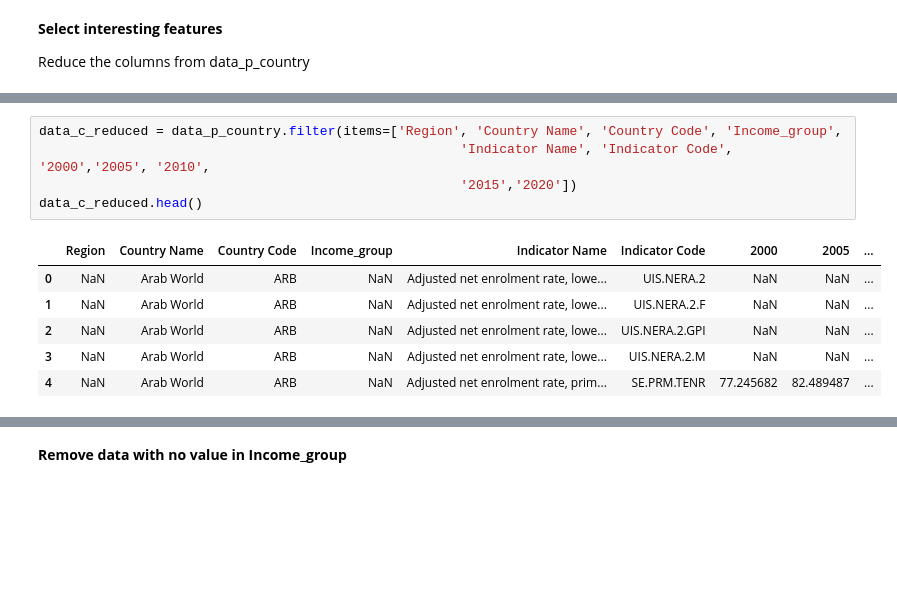
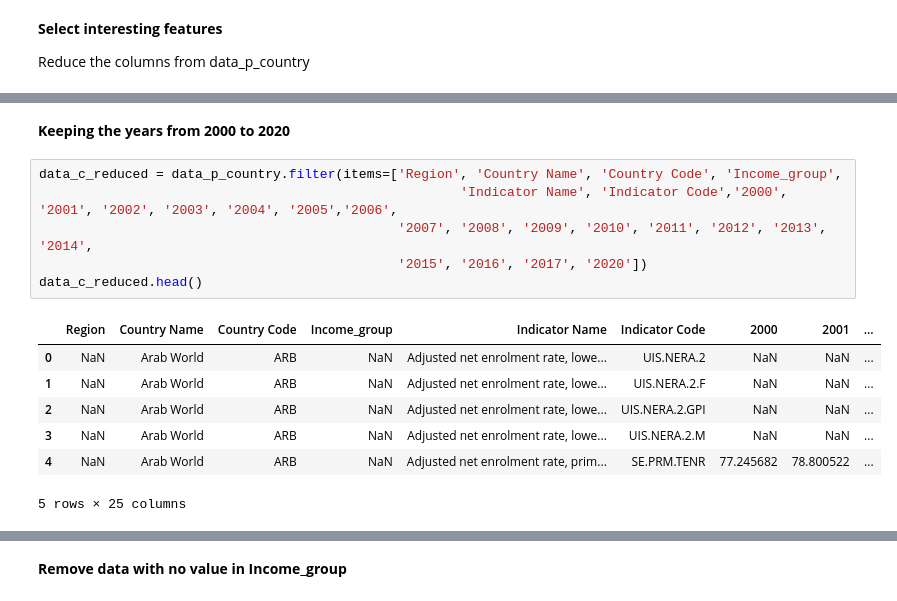
Before and after one commit to Azimoj/EdState-, a Jupyter notebook: P2.ipynb, the cells around one changed output, grey strips where cells are left out. Saved outputs shown, nothing was run; the diff lists cells and outputs as text; blank space fills up the shorter version.

```diff
--- a/P2.ipynb
+++ b/P2.ipynb
@@ -197,12 +146,16 @@ Reduce the columns from data_p_country
+# %% [markdown]
+__Keeping the years from 2000 to 2020__
 # %%
 data_c_reduced = data_p_country.filter(items=['Region', 'Country Name', 'Country Code', 'Income_group',
-                                                      'Indicator Name', 'Indicator Code', '2000','2005', '2010',
-                                                      '2015','2020'])
+                                                      'Indicator Name', 'Indicator Code','2000', '2001', '2002', '2003', '2004', '2005','2006',
+                                              '2007', '2008', '2009', '2010', '2011', '2012', '2013', '2014',
+                                              '2015', '2016', '2017', '2020'])
 data_c_reduced.head()
 # %% [output]
-|  | Region | Country Name | Country Code | Income_group | Indicator Name | Indicator Code | 2000 | 2005 | ... |
+|  | Region | Country Name | Country Code | Income_group | Indicator Name | Indicator Code | 2000 | 2001 | ... |
 | 0 | NaN | Arab World | ARB | NaN | Adjusted net enrolment rate, lowe... | UIS.NERA.2 | NaN | NaN | ... |
 | 1 | NaN | Arab World | ARB | NaN | Adjusted net enrolment rate, lowe... | UIS.NERA.2.F | NaN | NaN | ... |
 | 2 | NaN | Arab World | ARB | NaN | Adjusted net enrolment rate, lowe... | UIS.NERA.2.GPI | NaN | NaN | ... |
 | 3 | NaN | Arab World | ARB | NaN | Adjusted net enrolment rate, lowe... | UIS.NERA.2.M | NaN | NaN | ... |
-| 4 | NaN | Arab World | ARB | NaN | Adjusted net enrolment rate, prim... | SE.PRM.TENR | 77.245682 | 82.489487 | ... |
+| 4 | NaN | Arab World | ARB | NaN | Adjusted net enrolment rate, prim... | SE.PRM.TENR | 77.245682 | 78.800522 | ... |
+5 rows × 25 columns
```
Also changed, not shown: parts of 121 cells of this notebook.
